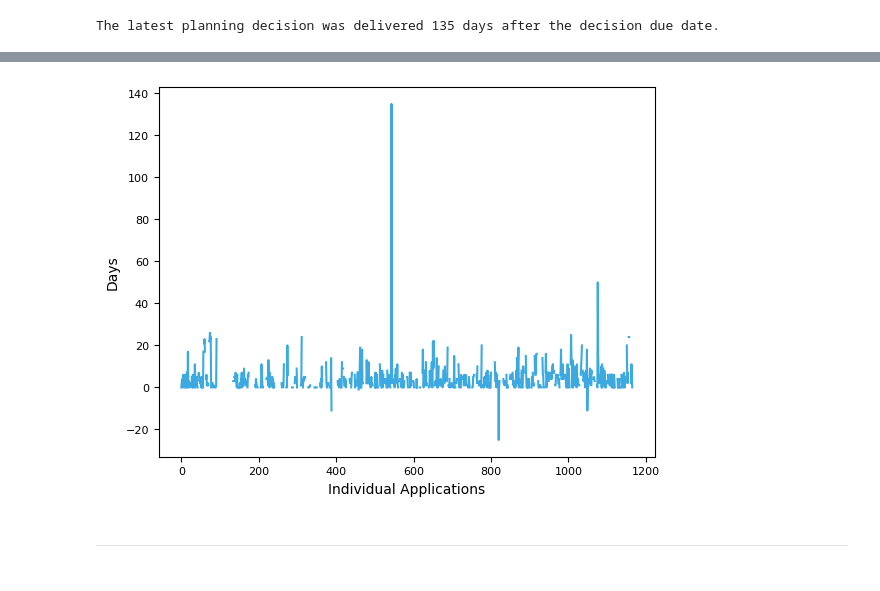
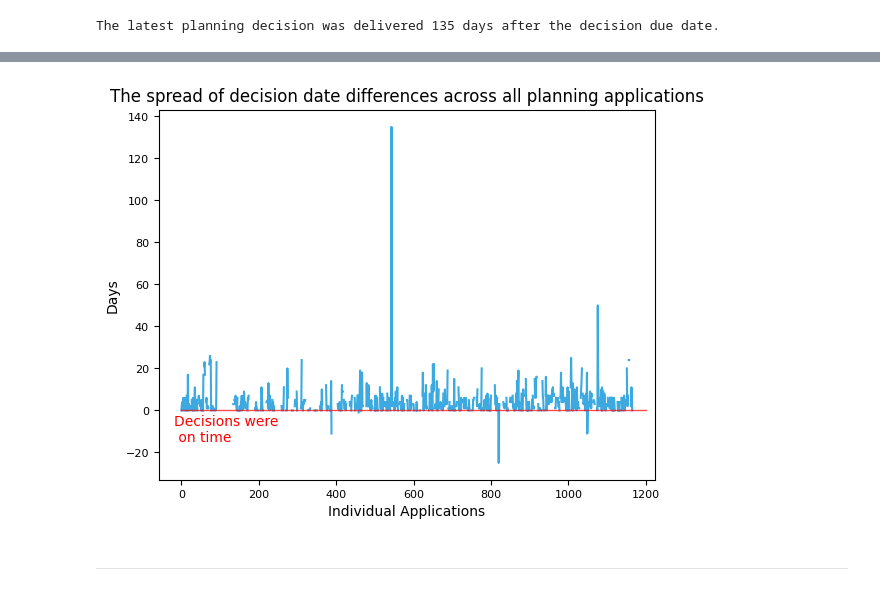
Before and after one commit to FaolanH/programming-for-data-analytics, a Jupyter notebook: pfda-project/project.ipynb, the cells around one changed output, grey strips where cells are left out. Cells and saved outputs as stored; diff of their text form; code cells hidden in the pictures.

Commit message:
improving the decision day chart

```diff
--- a/pfda-project/project.ipynb
+++ b/pfda-project/project.ipynb
@@ -553,18 +546,33 @@ plt.hist(df['DecisionDateDiff'])
 # %%
+import matplotlib.lines as lines
+
 # Adding more functionality to the plot using fig,ax
 fig, ax = plt.subplots()
 
 # plotting all closing prices in the DataFrame
 df['DecisionDateDiff'].plot(color="#3caae1", ax=ax, fontsize = 8)
+
+# Source: https://www.geeksforgeeks.org/python/matplotlib-axes-axes-add_line-in-python/
+line = lines.Line2D([0, 1200 ],
+                    [0, 0],
+                    lw = 1, color ='red',
+                    axes = ax, alpha = 0.7)
+
+ax.add_line(line)
+
+# Source: https://www.statology.org/matplotlib-add-text/
+plt.text(-20, -15, f'Decisions were\n on time', color = 'red')
+
+plt.title('The spread of decision date differences across all planning applications')
 
 # Setting the y axis label
 plt.ylabel('Days')
 
 plt.xlabel('Individual Applications')
 
 plt.show()
 # %% [output]
-[figure, old version]
+[figure, new version]
 # %% [markdown]
 ----------------------------------
 # %% [markdown]
```
Also changed, not shown: parts of 1 cell of this notebook.
